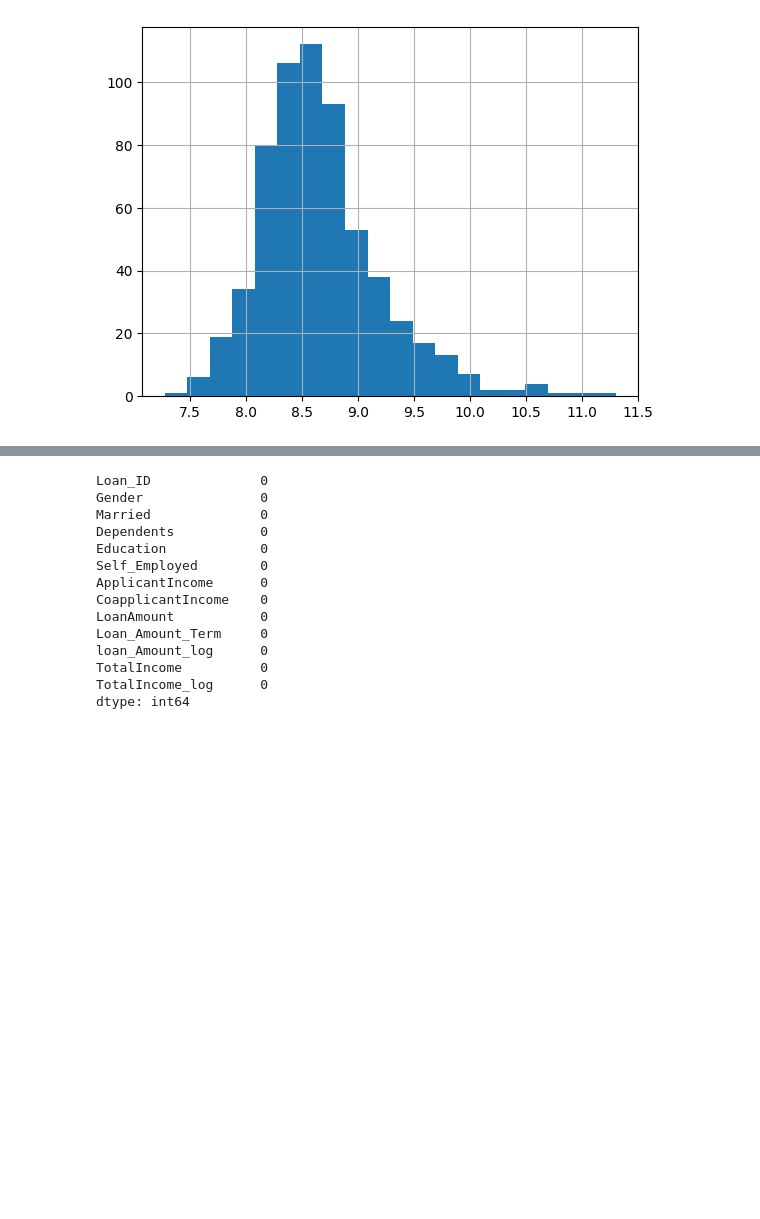
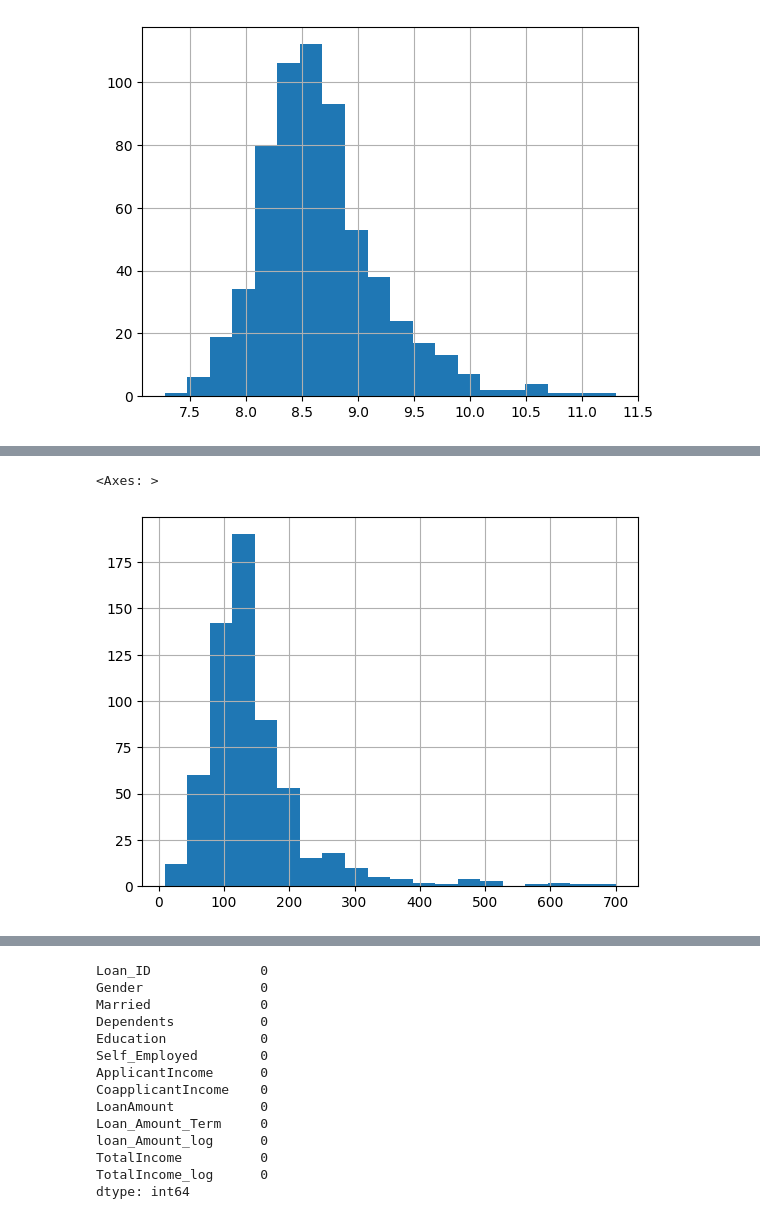
Before and after one commit to dilancodecircle-star/ML-projects-, a Jupyter notebook: Loan_approve_system.ipynb, the cells around one changed output, grey strips where cells are left out. Saved outputs shown, nothing was run; the diff lists cells and outputs as text; code cells hidden in the pictures; blank space fills up the shorter version.

```diff
--- a/Loan_approve_system.ipynb
+++ b/Loan_approve_system.ipynb
@@ -122,5 +139,10 @@ See the documentation for a more detailed explanation: https://pandas.pydata.org
 Name: Married, Length: 614, dtype: str
 # %%
 df.LoanAmount = df.LoanAmount.fillna(df.LoanAmount.mean())
+# %%
+df['LoanAmount'].hist(bins = 20)
+# %% [output]
+<Axes: >
+[figure, added]
 # %%
 df.loan_Amount_log = df.loan_Amount_log.fillna(df.loan_Amount_log.mean())
```
Also changed, not shown: parts of 6 cells of this notebook.
